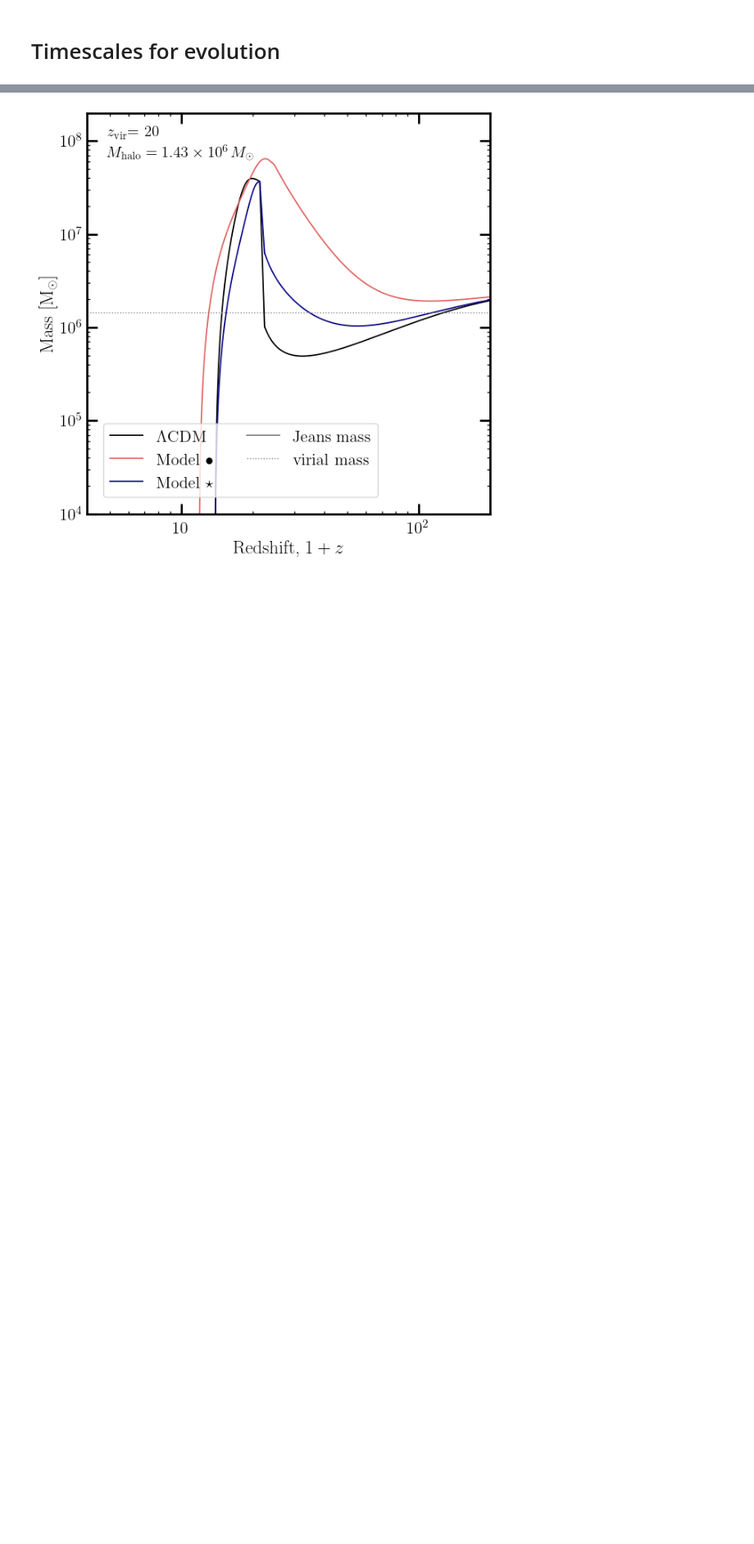
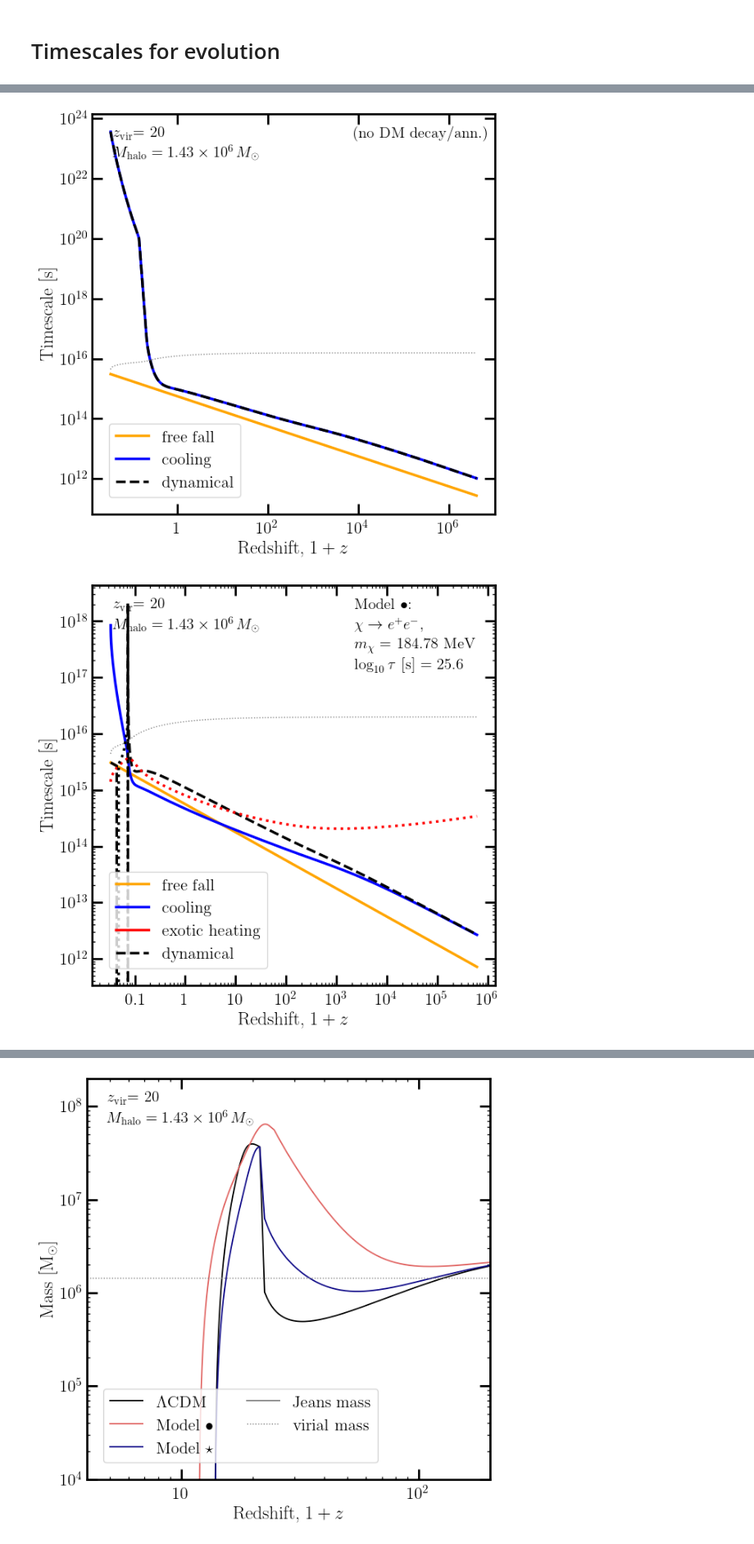
Before and after one commit to wenzerq/DarkHistory, a Jupyter notebook: H2_cooling/DCBH.ipynb, the cells around one changed output, grey strips where cells are left out. Shown: that part at 82% size. Drawn from its saved outputs; the diff is of its cells as text; code cells hidden in the pictures; blank space fills up the shorter version.

```diff
--- a/H2_cooling/DCBH.ipynb
+++ b/H2_cooling/DCBH.ipynb
@@ -336,0 +327,73 @@ plt.show()
+# %%
+# as a function of density
+for key in DH_data.keys():
+    if key=='LCDM':
+        DM_switch = False
+    else:
+        DM_switch = True
+
+    # Get rid of discontinuity
+    discont_mask = np.roll(halo_data[key]['t'] != rs_vir_actual[key], -1)
+    # discont_mask_fs = np.roll(halo_data[key+' fhalo']['t'] != rs_vir_actual[key+' fhalo'], -1)
+
+    rs = halo_data[key]['t'][discont_mask]
+    xe = halo_data[key]['y'][0][discont_mask]
+    xH2 = halo_data[key]['y'][1][discont_mask]
+    T = halo_data[key]['y'][2][discont_mask]
+    n = halo_data[key]['y'][3][discont_mask]
+    rho = n * (phys.rho_DM + phys.rho_baryon) / phys.nH
+
+    ind_min = np.argmin(nH)
+
+    # Calculate relevant timescales:
+    test_t_ff = t_ff(rho)
+    test_t_cool = t_cool(xe, xH2, T, n, rs)
+    test_t_heat = t_heat(rs, xe, T, n, DM_args=data_list[key], DM_switch=DM_switch)
+
+    test_t_dyn = t_dyn(
+        rho, xe, xH2, T, n, rs,
+        DM_switch=DM_switch, DM_args=data_list[key]
+    )
+
+    plt.figure(figsize=(7,7))
+    ax = plt.gca()
+    plt.loglog()
+
+    # Plot timescales
+    plt.plot(n[ind_min:], test_t_ff[ind_min:], color='orange', label='free fall')
+    plt.plot(n[ind_min:], test_t_cool[ind_min:], color='b', label='cooling')
+    if key != 'LCDM':
+        plt.plot(n[ind_min:], test_t_heat[ind_min:], color='r', label='exotic heating')
+    plt.plot(n[ind_min:], test_t_dyn[ind_min:], color='k', linestyle='--', label='dynamical')
+    plt.plot(n[ind_min:], 1/phys.hubble(rs[ind_min:]), color='gray', linestyle=':', linewidth=1)
+
+    # Plot negative values
+    plt.plot(n[ind_min:], -test_t_ff[ind_min:], color='orange', linestyle=':')
+    plt.plot(n[ind_min:], -test_t_cool[ind_min:], color='b', linestyle=':')
+    if key != 'LCDM':
+        plt.plot(n[ind_min:], -test_t_heat[ind_min:], color='r', linestyle=':')
+    plt.plot(n[ind_min:], -test_t_dyn[ind_min:], color='k', linestyle=':')
+
+    # plt.axis([4, 2000, 1e12, 1e25])
+    plt.legend(loc='lower left')
+
+    plt.xlabel(r'Redshift, $1+z$')
+    plt.ylabel(r'Timescale [s]')
+    plt.text(0.05, 0.94, r"$z_\mathrm{vir}$"+f"= {rs_vir:.0f}", fontsize=15, transform = ax.transAxes)
+    plt.text(0.05, 0.89, r"$M_\mathrm{halo} = 1.43 \times 10^6 \, M_\odot$", fontsize=15, transform = ax.transAxes)
+    if key != 'LCDM':
+        if key == 'fast':
+            plt.text(0.65, 0.94, r"Model $\bullet$:", fontsize=15, transform = ax.transAxes)
+        else:
+            plt.text(0.65, 0.94, r"Model $\star$:", fontsize=15, transform = ax.transAxes)
+        plt.text(0.65, 0.89, fr"$\chi \rightarrow e^+ e^-$,", fontsize=15, transform = ax.transAxes)
+        plt.text(0.65, 0.84, fr"$m_\chi$ = {DH_data[key]['DM_params']['mDM']/1e6:.2f} MeV", fontsize=15, transform = ax.transAxes)
+        plt.text(0.65, 0.79, r"$\log_{10} \tau$ [s] = "+fr"{np.log10(DH_data[key]['DM_params']['inj_param']):.1f}", fontsize=15, transform = ax.transAxes)
+    else:
+        plt.text(0.65, 0.94, fr"(no DM decay/ann.)", fontsize=15, transform = ax.transAxes)
+
+    plt.savefig(fig_dir+f'timescales_zvir{rs_vir:.0f}_M{M_halo:.2E}_{key}.pdf')
+    plt.show()
+# %% [output]
+[figure, added]
+[figure, added]
```
Also changed, not shown: parts of 14 cells of this notebook.
